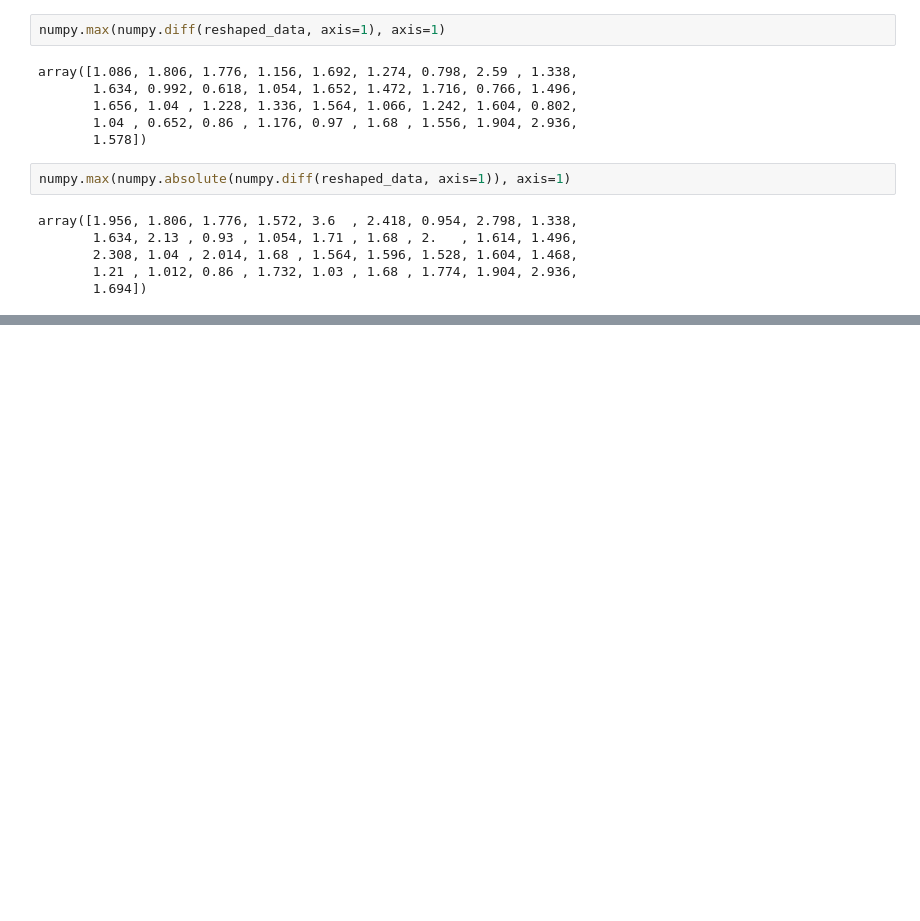
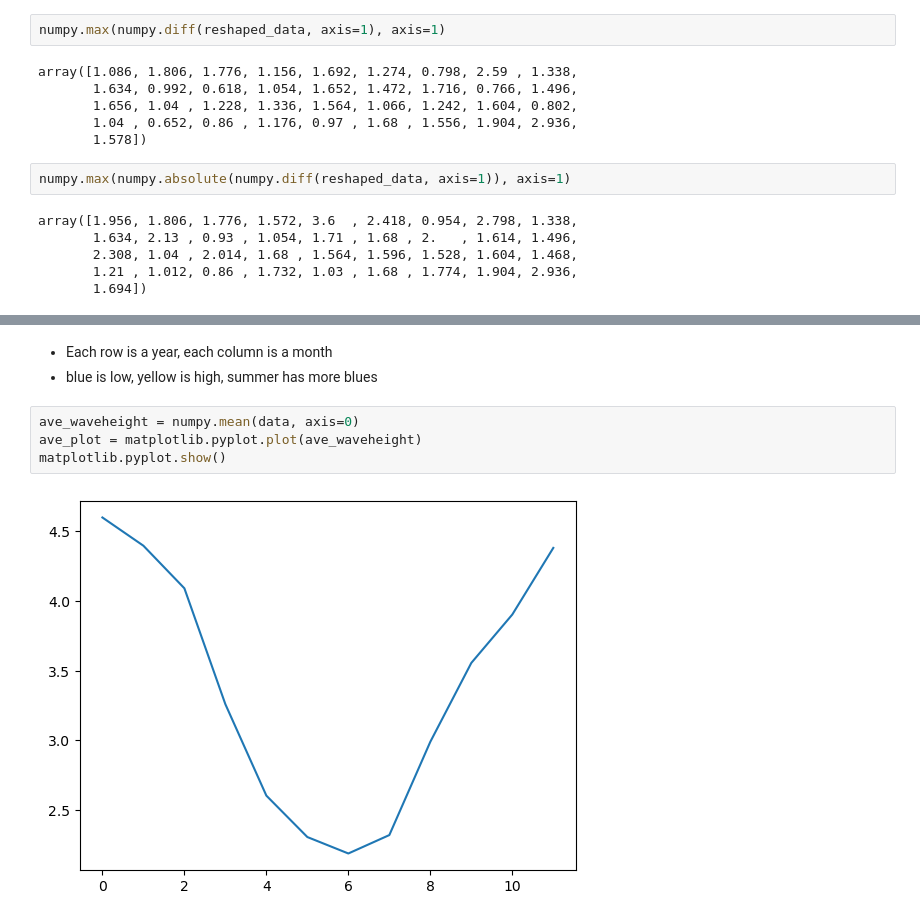
Before and after one commit to NOC-OI/CarpentriesNotes, a Jupyter notebook: python-esces-notes.ipynb, the cells around one changed output, grey strips where cells are left out. Saved outputs shown, nothing was run; the diff lists cells and outputs as text; blank space fills up the shorter version.

```diff
--- a/python-esces-notes.ipynb
+++ b/python-esces-notes.ipynb
@@ -469,0 +524,9 @@ array([1.956, 1.806, 1.776, 1.572, 3.6  , 2.418, 0.954, 2.798, 1.338,
+# %% [markdown]
+* Each row is a year, each column is a month
+* blue is low, yellow is high, summer has more blues
+# %%
+ave_waveheight = numpy.mean(data, axis=0)
+ave_plot = matplotlib.pyplot.plot(ave_waveheight)
+matplotlib.pyplot.show()
+# %% [output]
+[figure, added]
```
Also changed, not shown: parts of 60 cells of this notebook.
